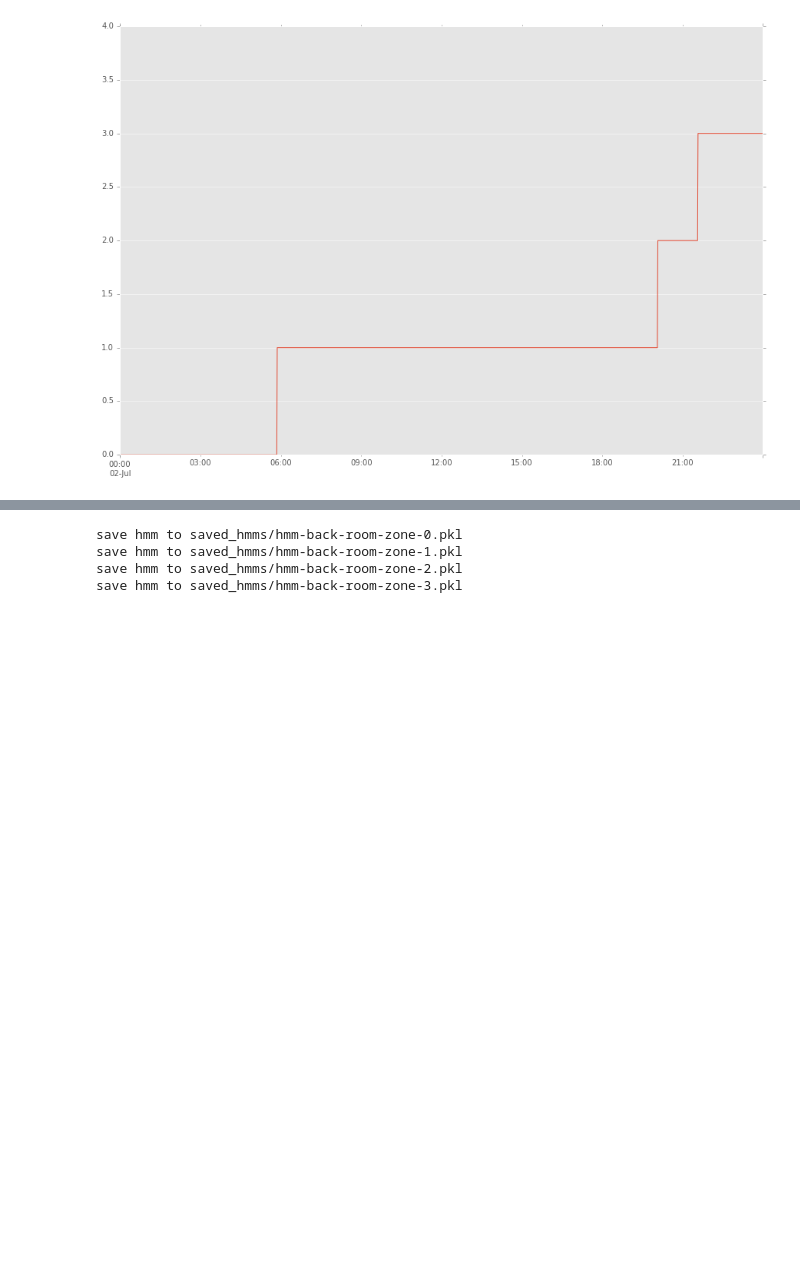
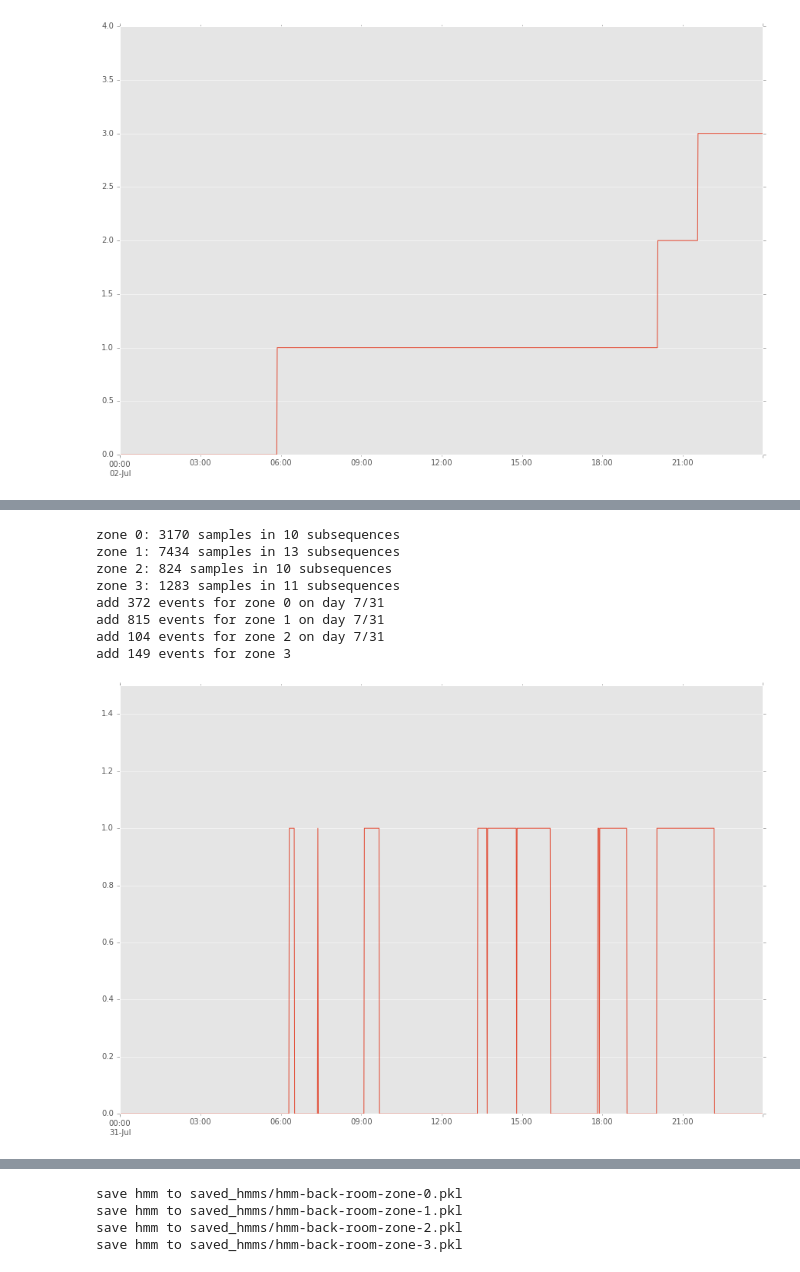
Before and after one commit to mpi-sws-rse/thingflow-examples, a Jupyter notebook: lighting_replay_app/analysis/lux-analysis-back-room.ipynb, the cells around one changed output, grey strips where cells are left out. Saved outputs shown, nothing was run; the diff lists cells and outputs as text; code cells hidden in the pictures; blank space fills up the shorter version.

```diff
--- a/lighting_replay_app/analysis/lux-analysis-back-room.ipynb
+++ b/lighting_replay_app/analysis/lux-analysis-back-room.ipynb
@@ -315 +292,63 @@ Zone 3, 1 on samples, 9 off samples
+# %%
+from hmmlearn.hmm import MultinomialHMM as MHMM
+from lux_analysis import HmmScanner
+
+# Scan all the samples and produce subsequences of samples for each
+# zone, suitable for the hmm fit() method.
+scanner = HmmScanner()
+scanner.process_samples(on_off_series, smoothed_series_writer.index)
+
+# train hmms by zone
+hmm_by_zone = []
+for z in range(NUM_ZONES):
+    num_states = 5 #max(3, int(1+len(trainer.on_lengths[z])/2))
+    #print("%d states for zone %d" % (num_states, z))
+    hmm = MHMM(n_components=num_states)
+    data = np.array(scanner.samples_by_zone[z]).reshape(-1,1)
+    lengths = np.array(scanner.lengths_by_zone[z])
+    print("zone %s: %s samples in %s subsequences" % (z, len(data), len(lengths)))
+    hmm.fit(data, lengths)
+    hmm_by_zone.append(hmm)
+
+def predict_hmm_by_zone(dt_series):
+    predictions = []
+    last_zone = None
+    last_cnt = None
+    for dt in dt_series:
+        (sunrise, sunset) = get_sunrise_sunset(dt.month, dt.day)
+        zone = time_of_day_to_zone(dt_to_minutes(dt), sunrise, sunset)
+        if zone != last_zone:
+            if last_cnt is not None:
+                print("add %d events for zone %d on day %d/%d" % (last_cnt, last_zone, dt.month, dt.day))
+                (samples, states) = hmm_by_zone[last_zone].sample(last_cnt)
+                predictions.extend([x[0] for x in samples])
+            last_cnt = 1
+        else:
+            last_cnt += 1
+        last_zone = zone
+    if last_zone is not None:
+        print("add %d events for zone %d" % (last_cnt, last_zone))
+        (samples, states) = hmm_by_zone[last_zone].sample(last_cnt)
+        predictions.extend([x[0] for x in samples])
+    assert len(predictions)==len(dt_series)
+    return pd.Series(predictions, index=dt_series)
+
+# generate some perdictions for July 31, 2016
+predict_dts_short = [datetime.datetime(year=2016, month=7, day=31, hour=h, minute=m)
+                     for (h, m) in [(h, m) for h in range(0, 24) for m in range(0, 60)]]
+short_predictions = predict_hmm_by_zone(predict_dts_short)
+def plot(predictions):
+    predictions.plot(figsize=(15,10))
+    pylab.ylim([0, 1.5])
+plot(short_predictions)
+# %% [output]
+zone 0: 3170 samples in 10 subsequences
+zone 1: 7434 samples in 13 subsequences
+zone 2: 824 samples in 10 subsequences
+zone 3: 1283 samples in 11 subsequences
+add 372 events for zone 0 on day 7/31
+add 815 events for zone 1 on day 7/31
+add 104 events for zone 2 on day 7/31
+add 149 events for zone 3
+[figure, added]
 # %%
```
Also changed, not shown: parts of 30 cells of this notebook, 2 other files.
